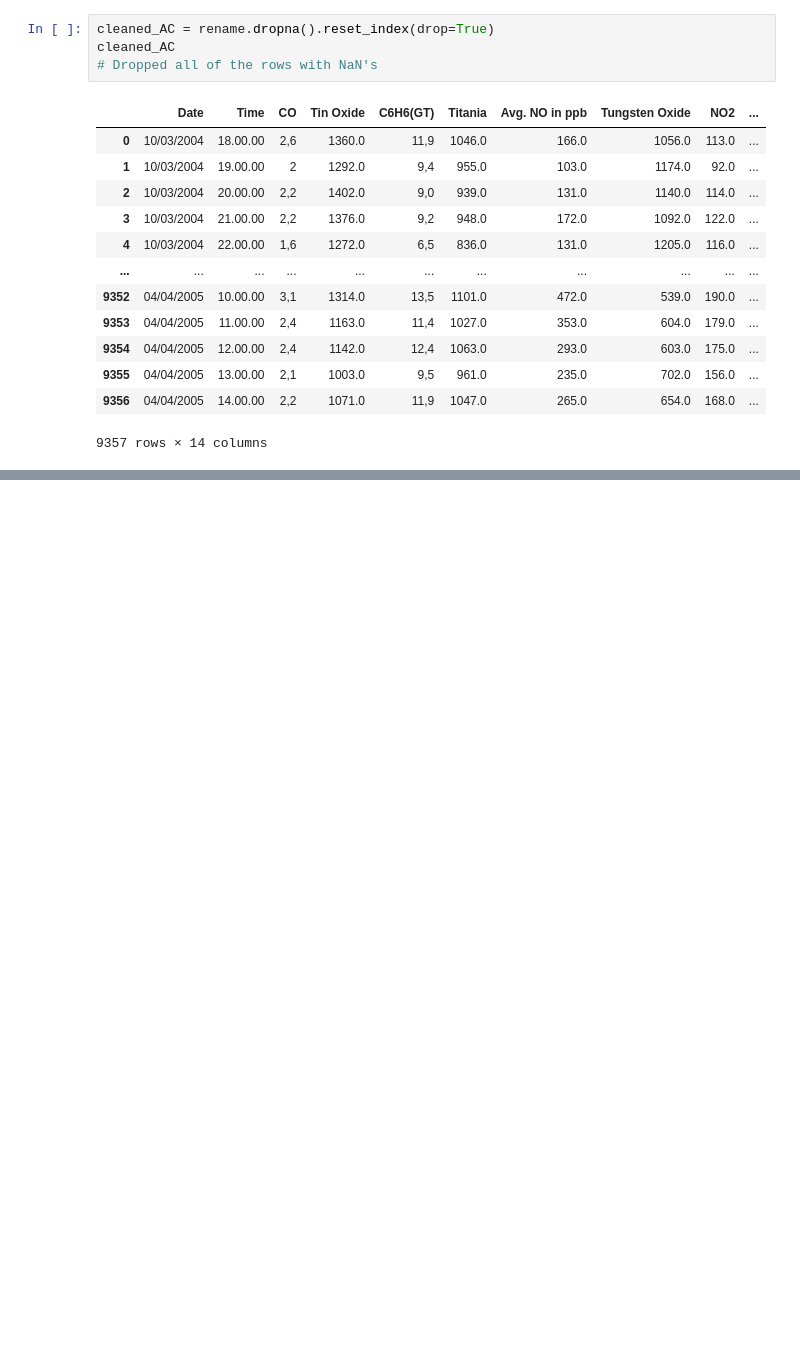
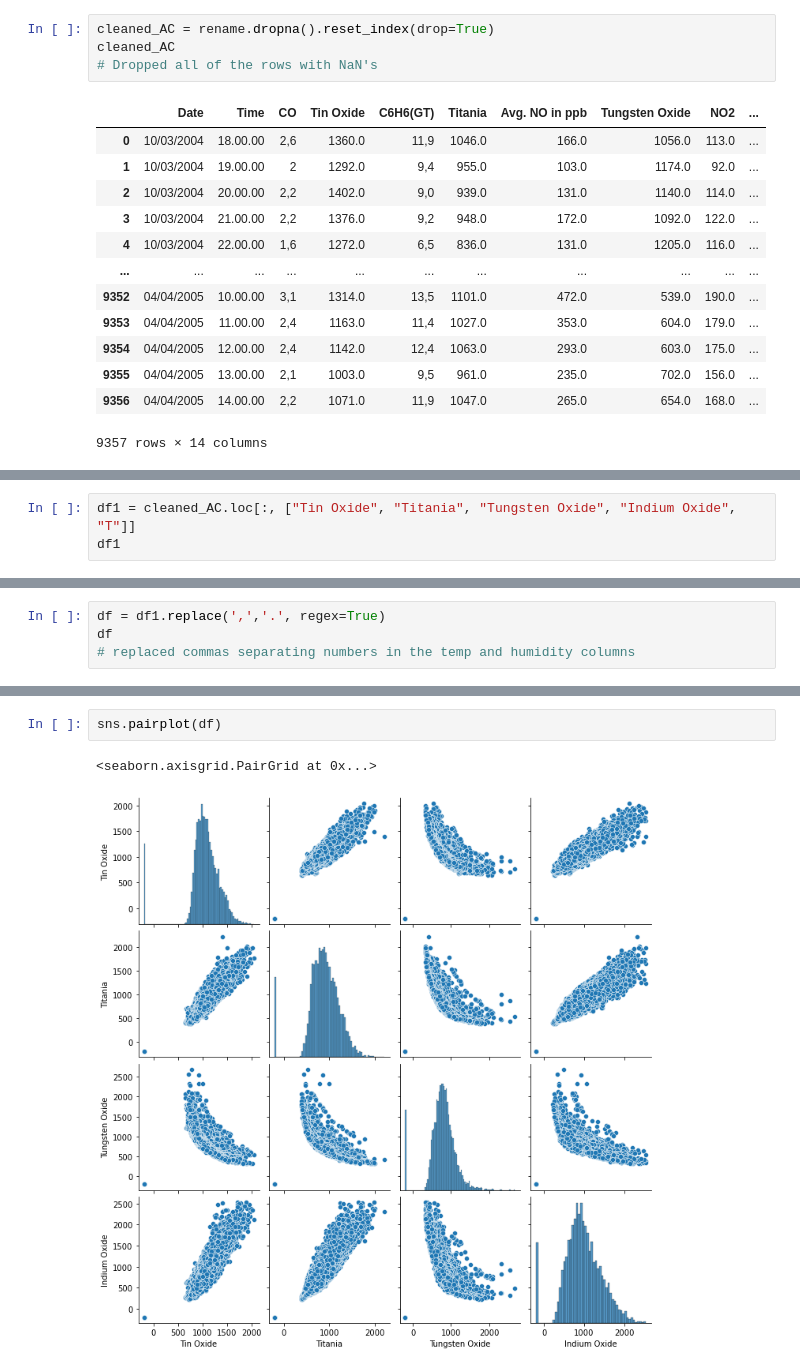
Before and after one commit to data301-2021-summer2/project-group_4997, a Jupyter notebook: analysis/person1/Milestone2.ipynb, the cells around one changed output, grey strips where cells are left out. Saved outputs shown, nothing was run; the diff lists cells and outputs as text; blank space fills up the shorter version.

```diff
--- a/analysis/person1/Milestone2.ipynb
+++ b/analysis/person1/Milestone2.ipynb
@@ -111,0 +95,3 @@ df
+# %%
+df1 = cleaned_AC.loc[:, ["Tin Oxide", "Titania", "Tungsten Oxide", "Indium Oxide", "T"]]
+df1
@@ -111,0 +112,4 @@ df
+# %%
+df = df1.replace(',','.', regex=True)
+df
+# replaced commas separating numbers in the temp and humidity columns
@@ -111,0 +166,5 @@ df
+# %%
+sns.pairplot(df)
+# %% [output]
+<seaborn.axisgrid.PairGrid at 0x...>
+[figure, added]
```
Also changed, not shown: parts of 9 cells of this notebook, 3 other files.
